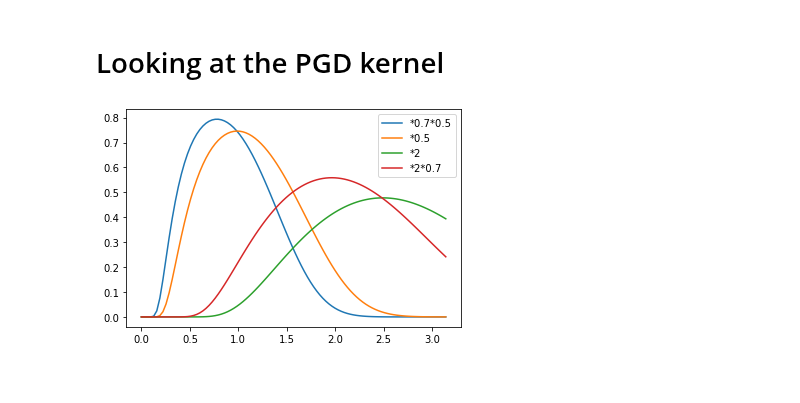
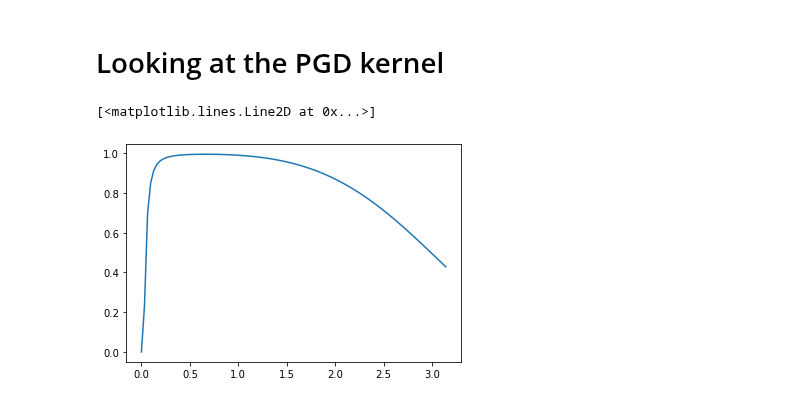
Before and after one commit to DifferentiableUniverseInitiative/flowpm, a Jupyter notebook: notebooks/dev/PGD_test.ipynb, the cells around one changed output. Cells and saved outputs as stored; diff of their text form; code cells hidden in the pictures.

Commit message:
notebook with new PGD params

```diff
--- a/notebooks/dev/PGD_test.ipynb
+++ b/notebooks/dev/PGD_test.ipynb
@@ -51,10 +59,9 @@ states2 = flowpm.nbody(cosmology,
                     pm_nc_factor=B,
                     return_intermediate_states=True)
 # %%
-PGD_param=pickle.load( open("/global/u1/d/dlan/flowpm/notebooks/pgd_params/pgd_params_2_1_40.pkl", "rb" ) )
+PGD_param=pickle.load(open('/global/u1/d/dlan/flowpm/scripts/results_fit_PGD.pkl', 'rb'))
 # %%
-#alpha0=PGD_param['alpha0']
-alpha0=0.01
-mu=PGD_param['mu']
-kl=PGD_param['kl']/(nc*B/ box_size)
-ks=PGD_param['ks']/(nc*B/ box_size)
+alpha=PGD_param['alpha']
+kl=PGD_param['kl']
+ks=PGD_param['ks']
+pgdparams=PGD_param['pgdparams']
@@ -113,5 +130,0 @@ fig.savefig('png_B1.png',dpi=250)
-# %%
-alpha_arr=[PGD_param['alpha0'], 0.01, 0.02, 0.03, 0.009,0.008,0.005]
-mu=PGD_param['mu']
-kl=PGD_param['kl']*0.7/(nc*B/ box_size)
-ks=PGD_param['ks']*0.7/(nc*B/ box_size)
@@ -165,9 +153,7 @@ savefig('PDG*Vaness.png',dpi=250)
 # Looking at the  PGD kernel
 # %%
 k = linspace(0, 3.14, 100)
-for i in range(len(kl_array)):
-    plot(k,  np.exp(-kl_array[i]**2 / k**2) * np.exp(-k**4 / ks_array[i]**2),label=legend_arr[i])
-legend()
-savefig('filter.png',dpi=250)
+plot(k,  np.exp(-kl**2 / k**2) * np.exp(-k**4 / ks**2))
 # %% [output]
+[<matplotlib.lines.Line2D at 0x...>]
-[figure, old version]
+[figure, new version]
```
Also changed, not shown: parts of 17 cells of this notebook.
